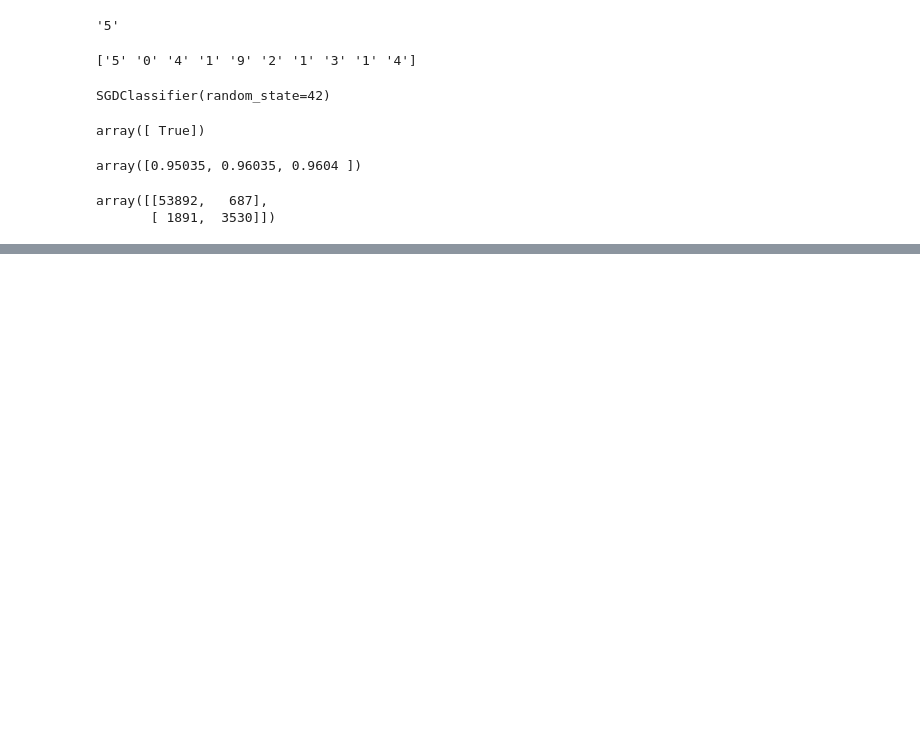
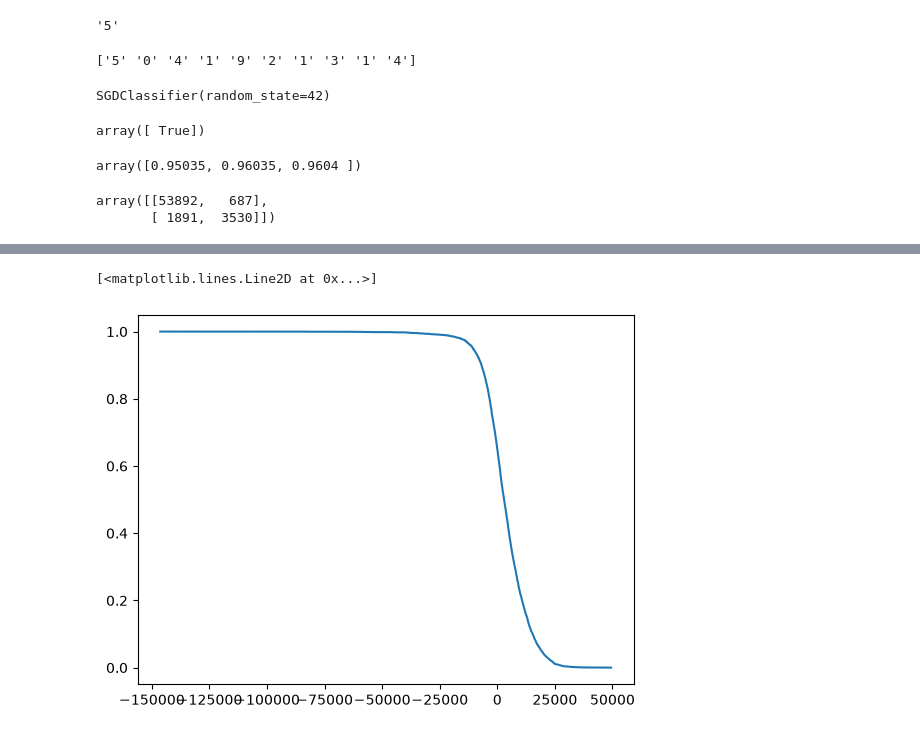
Before and after one commit to ahmedMadh/Hands-On-Machine-Learning-Journey, a Jupyter notebook: Chapter-03-Classification/main.ipynb, the cells around one changed output, grey strips where cells are left out. Saved outputs shown, nothing was run; the diff lists cells and outputs as text; code cells hidden in the pictures; blank space fills up the shorter version.

```diff
--- a/Chapter-03-Classification/main.ipynb
+++ b/Chapter-03-Classification/main.ipynb
@@ -85,0 +119,5 @@ array([[53892,   687],
+# %%
+plt.plot(thresholds, recalls[:-1])
+# %% [output]
+[<matplotlib.lines.Line2D at 0x...>]
+[figure, added]
```
Also changed, not shown: parts of 13 cells of this notebook.
